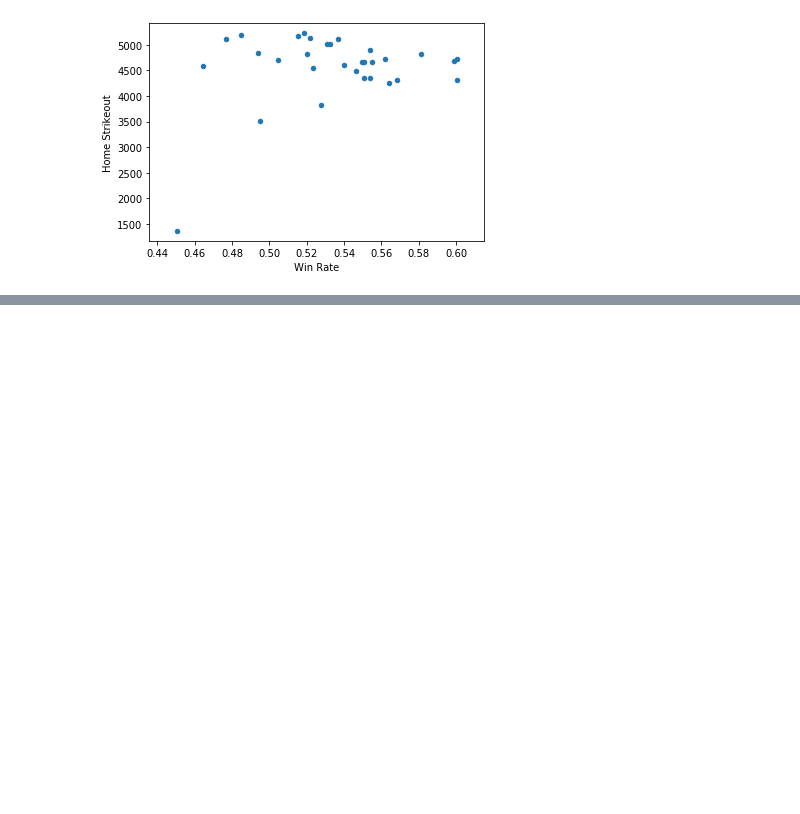
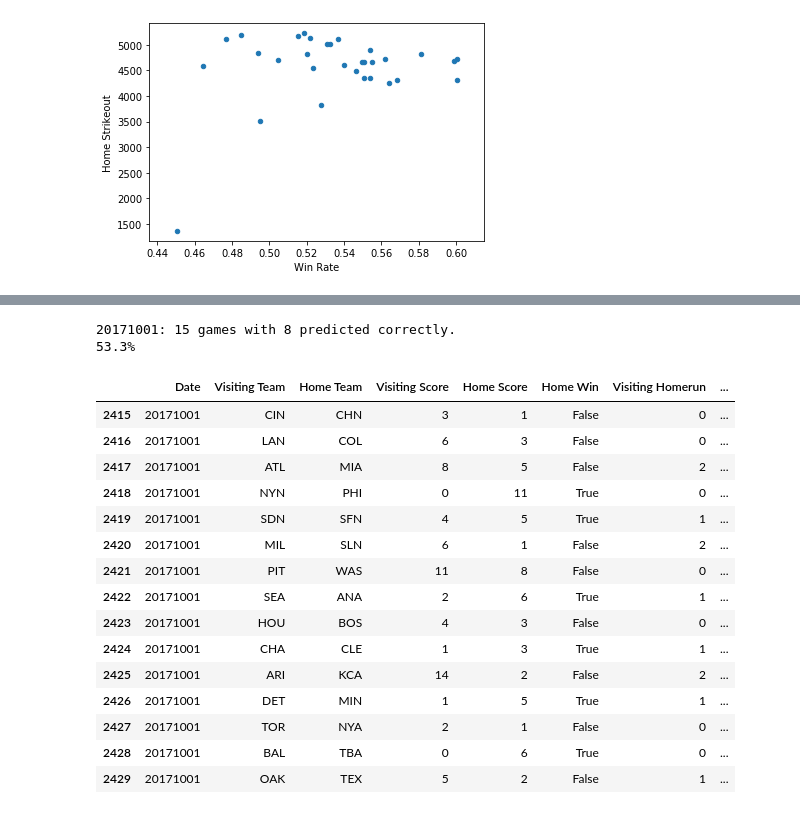
Before and after one commit to alexisperumal/baseball-predictor, a Jupyter notebook: young/baseball-predictor-Young-homerun.ipynb, the cells around one changed output, grey strips where cells are left out. Drawn from its saved outputs; the diff is of its cells as text; code cells hidden in the pictures; blank space fills up the shorter version.

Commit message:
update  homerun

```diff
--- a/young/baseball-predictor-Young-homerun.ipynb
+++ b/young/baseball-predictor-Young-homerun.ipynb
@@ -105,10 +71,11 @@ dtype: int64
 # %%
 # Create a column
 season_df['Home Win'] = season_df['Home Score'] > season_df['Visiting Score']
-season_df['V NetRuns'] = season_df['Visiting Score'] - season_df['Home Score']
-season_df['H NetRuns'] = - season_df['V NetRuns']
-season_df['V AvgNetRuns'] = ""
-season_df['H AvgNetRuns'] = ""
+#season_df['V NetRuns'] = season_df['Visiting Score'] - season_df['Home Score']
+season_df['V NetHomeruns'] = season_df['Visiting Homerun'] - season_df['Home Homerun']
+season_df['H NetHomeruns'] = - season_df['V NetHomeruns']
+season_df['V AvgNetHomeruns'] = ""
+season_df['H AvgNetHomeruns'] = ""
 season_df['Predict Home Wins?'] = ""
 season_df['Prediction Correct?'] = ""
 season_df['Year'] = season_df['Date'].astype(str).str[:4]
@@ -216,12 +204 @@ season_df.count()
-# %%
-# Create a column
-season_df['Home Winner'] = season_df['Home Score'] > season_df['Visiting Score']
-season_df['V NetRuns'] = season_df['Visiting Score'] - season_df['Home Score']
-season_df['H NetRuns'] = - season_df['V NetRuns']
-season_df['V AvgNetRuns'] = ""
-season_df['H AvgNetRuns'] = ""
-season_df['Predict Home Wins?'] = ""
-season_df['Prediction Correct?'] = ""
-
-season_df.head()
 # %%
@@ -291,16 +291,16 @@ game_day_df2.head()
 v_team_net_score = []
 
 for hteam, vteam in game_day_df2[['Home Team','Visiting Team']].itertuples(index=False):
-    v_team_net_score.append(train_df.loc[(train_df['Visiting Team']==vteam) & (train_df['Home Team']==hteam),:]['V NetRuns'].mean())
+    v_team_net_score.append(train_df.loc[(train_df['Visiting Team']==vteam) & (train_df['Home Team']==hteam),:]['V NetHomeruns'].mean())
 
-game_day_df2['V AvgNetRuns'] = v_team_net_score
+game_day_df2['V AvgNetHomeruns'] = v_team_net_score
 
 
 h_team_net_score = []
 
 for hteam, vteam in game_day_df2[['Home Team','Visiting Team']].itertuples(index=False):
-    h_team_net_score.append(train_df.loc[(train_df['Home Team']==hteam) & (train_df['Visiting Team']==vteam),:]['H NetRuns'].mean())
-game_day_df2['H AvgNetRuns'] = h_team_net_score
-game_day_df2['Predict Home Wins?'] = game_day_df2['H AvgNetRuns'] > game_day_df2['V AvgNetRuns']
+    h_team_net_score.append(train_df.loc[(train_df['Home Team']==hteam) & (train_df['Visiting Team']==vteam),:]['H NetHomeruns'].mean())
+game_day_df2['H AvgNetHomeruns'] = h_team_net_score
+game_day_df2['Predict Home Wins?'] = game_day_df2['H AvgNetHomeruns'] > game_day_df2['V AvgNetHomeruns']
 
 game_day_df2.head()
@@ -307 +314,28 @@ game_day_df2.head()
+# %%
+# Evaluate the predictions
+game_day_df2['Prediction Correct?'] = game_day_df2['Predict Home Wins?'] == game_day_df2['Home Win']
+game_day_df2_correct = game_day_df2.loc[(game_day_df2['Prediction Correct?']),:]
+print(f"{game_day}: {len(game_day_df2)} games with {len(game_day_df2_correct)} predicted correctly.")
+print(f"{round((len(game_day_df2_correct)/len(game_day_df2)*100.),1)}%")
+game_day_df2[['Date', 'Visiting Team', 'Home Team', 'Visiting Score', 'Home Score', 'Home Win','Visiting Homerun', 'Home Homerun',
+              'V AvgNetHomeruns', 'H AvgNetHomeruns', 'Predict Home Wins?', 'Prediction Correct?']]
+# %% [output]
+20171001: 15 games with 8 predicted correctly.
+53.3%
+|  | Date | Visiting Team | Home Team | Visiting Score | Home Score | Home Win | Visiting Homerun | ... |
+| 2415 | 20171001 | CIN | CHN | 3 | 1 | False | 0 | ... |
+| 2416 | 20171001 | LAN | COL | 6 | 3 | False | 0 | ... |
+| 2417 | 20171001 | ATL | MIA | 8 | 5 | False | 2 | ... |
+| 2418 | 20171001 | NYN | PHI | 0 | 11 | True | 0 | ... |
+| 2419 | 20171001 | SDN | SFN | 4 | 5 | True | 1 | ... |
+| 2420 | 20171001 | MIL | SLN | 6 | 1 | False | 2 | ... |
+| 2421 | 20171001 | PIT | WAS | 11 | 8 | False | 0 | ... |
+| 2422 | 20171001 | SEA | ANA | 2 | 6 | True | 1 | ... |
+| 2423 | 20171001 | HOU | BOS | 4 | 3 | False | 0 | ... |
+| 2424 | 20171001 | CHA | CLE | 1 | 3 | True | 1 | ... |
+| 2425 | 20171001 | ARI | KCA | 14 | 2 | False | 2 | ... |
+| 2426 | 20171001 | DET | MIN | 1 | 5 | True | 1 | ... |
+| 2427 | 20171001 | TOR | NYA | 2 | 1 | False | 0 | ... |
+| 2428 | 20171001 | BAL | TBA | 0 | 6 | True | 0 | ... |
+| 2429 | 20171001 | OAK | TEX | 5 | 2 | False | 1 | ... |
 # %%
```
Also changed, not shown: parts of 16 cells of this notebook, 4 other files.
